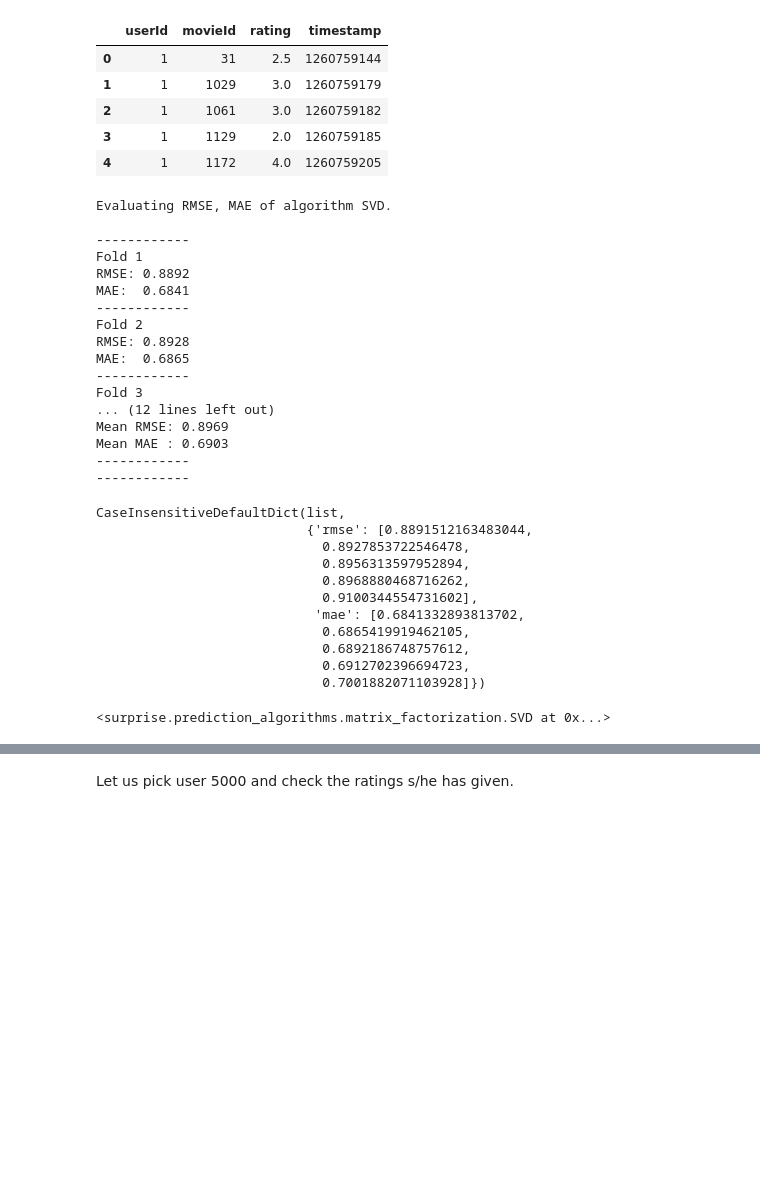
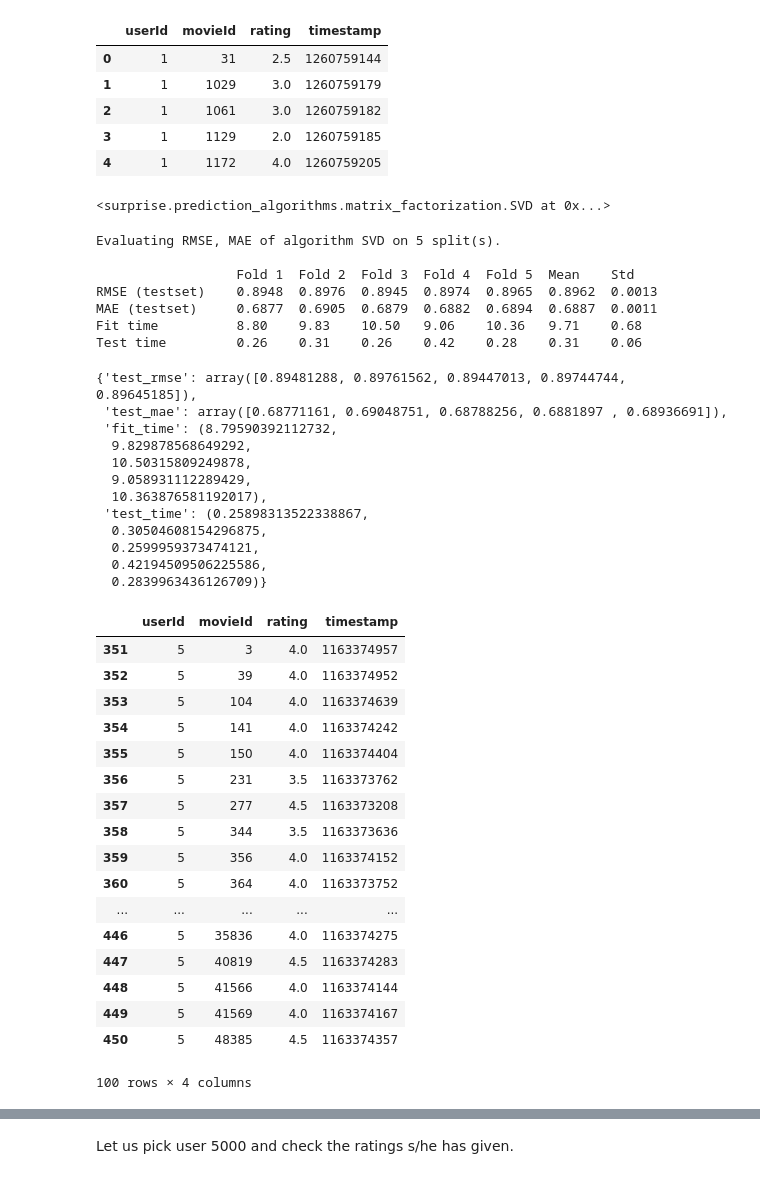
Before and after one commit to vasutrave/Deep-Recommender, a Jupyter notebook: Traditional_Models.ipynb, the cells around one changed output, grey strips where cells are left out. Saved outputs shown, nothing was run; the diff lists cells and outputs as text; code cells hidden in the pictures; blank space fills up the shorter version.

```diff
--- a/Traditional_Models.ipynb
+++ b/Traditional_Models.ipynb
@@ -303,37 +309,47 @@ data.split(n_folds=5)
+# %%
+svd.train(trainset2)
+# %% [output]
+<surprise.prediction_algorithms.matrix_factorization.SVD at 0x...>
 # %%
-svd = SVD()
-evaluate(svd, data, measures=['RMSE', 'MAE'])
+cross_validate(svd, data, measures=['RMSE', 'MAE'], cv=5, verbose=True)
 # %% [output]
-Evaluating RMSE, MAE of algorithm SVD.
+Evaluating RMSE, MAE of algorithm SVD on 5 split(s).
 
-------------
-Fold 1
-RMSE: 0.8892
-MAE:  0.6841
-------------
-Fold 2
-RMSE: 0.8928
-MAE:  0.6865
-------------
-Fold 3
-... (12 lines left out)
-Mean RMSE: 0.8969
-Mean MAE : 0.6903
-------------
-------------
+                  Fold 1  Fold 2  Fold 3  Fold 4  Fold 5  Mean    Std
+RMSE (testset)    0.8948  0.8976  0.8945  0.8974  0.8965  0.8962  0.0013
+MAE (testset)     0.6877  0.6905  0.6879  0.6882  0.6894  0.6887  0.0011
+Fit time          8.80    9.83    10.50   9.06    10.36   9.71    0.68
+Test time         0.26    0.31    0.26    0.42    0.28    0.31    0.06
-CaseInsensitiveDefaultDict(list,
-                           {'rmse': [0.8891512163483044,
-                             0.8927853722546478,
-                             0.8956313597952894,
-                             0.8968880468716262,
-                             0.9100344554731602],
-                            'mae': [0.6841332893813702,
-                             0.6865419919462105,
-                             0.6892186748757612,
-                             0.6912702396694723,
-                             0.7001882071103928]})
+{'test_rmse': array([0.89481288, 0.89761562, 0.89447013, 0.89744744, 0.89645185]),
+ 'test_mae': array([0.68771161, 0.69048751, 0.68788256, 0.6881897 , 0.68936691]),
+ 'fit_time': (8.79590392112732,
+  9.829878568649292,
+  10.50315809249878,
+  9.058931112289429,
+  10.363876581192017),
+ 'test_time': (0.25898313522338867,
+  0.30504608154296875,
+  0.2599959373474121,
+  0.42194509506225586,
+  0.2839963436126709)}
-# %%
-trainset = data.build_full_trainset()
-svd.train(trainset)
-# %% [output]
-<surprise.prediction_algorithms.matrix_factorization.SVD at 0x...>
+# %%
+ratings[ratings["userId"] == 5]
+# %% [output]
+|  | userId | movieId | rating | timestamp |
+| 351 | 5 | 3 | 4.0 | 1163374957 |
+| 352 | 5 | 39 | 4.0 | 1163374952 |
+| 353 | 5 | 104 | 4.0 | 1163374639 |
+| 354 | 5 | 141 | 4.0 | 1163374242 |
+| 355 | 5 | 150 | 4.0 | 1163374404 |
+| 356 | 5 | 231 | 3.5 | 1163373762 |
+| 357 | 5 | 277 | 4.5 | 1163373208 |
+| 358 | 5 | 344 | 3.5 | 1163373636 |
+| 359 | 5 | 356 | 4.0 | 1163374152 |
+| 360 | 5 | 364 | 4.0 | 1163373752 |
+| ... | ... | ... | ... | ... |
+| 446 | 5 | 35836 | 4.0 | 1163374275 |
+| 447 | 5 | 40819 | 4.5 | 1163374283 |
+| 448 | 5 | 41566 | 4.0 | 1163374144 |
+| 449 | 5 | 41569 | 4.0 | 1163374167 |
+| 450 | 5 | 48385 | 4.5 | 1163374357 |
+100 rows × 4 columns
```
Also changed, not shown: parts of 16 cells of this notebook, 1 other file.
